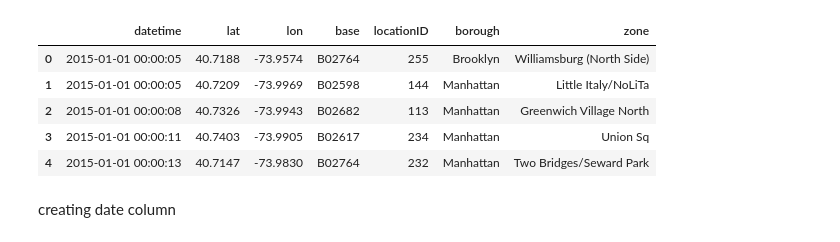
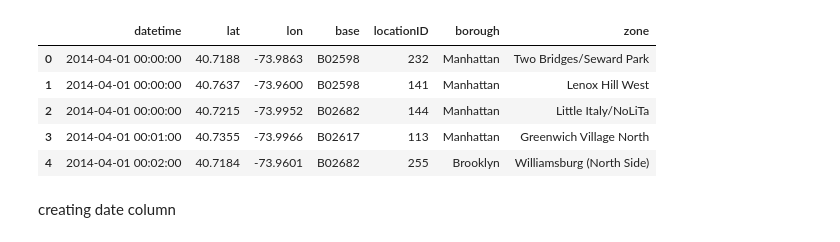
Before and after one commit to milevavantuyl/Movement_NYC, a Jupyter notebook: Kyle/holidays.ipynb, the cells around one changed output. Drawn from its saved outputs; the diff is of its cells as text; code cells hidden in the pictures.

```diff
--- a/Kyle/holidays.ipynb
+++ b/Kyle/holidays.ipynb
@@ -8,17 +8,17 @@ pd.options.mode.chained_assignment = None
 # %%
 os.chdir('C:/Users/rodri/Desktop/NCFS2/DistComp/proj2')
 # %%
-csv_file = "./uber_2015_processed.csv"
-df2015= pd.read_csv(csv_file,sep=',')
+csv_file = "./uber_all_processed.csv"
+df= pd.read_csv(csv_file,sep=',')
 # %%
-df2015.head()
+df.head()
 # %% [output]
 |  | datetime | lat | lon | base | locationID | borough | zone |
-| 0 | 2015-01-01 00:00:05 | 40.7188 | -73.9574 | B02764 | 255 | Brooklyn | Williamsburg (North Side) |
-| 1 | 2015-01-01 00:00:05 | 40.7209 | -73.9969 | B02598 | 144 | Manhattan | Little Italy/NoLiTa |
-| 2 | 2015-01-01 00:00:08 | 40.7326 | -73.9943 | B02682 | 113 | Manhattan | Greenwich Village North |
-| 3 | 2015-01-01 00:00:11 | 40.7403 | -73.9905 | B02617 | 234 | Manhattan | Union Sq |
-| 4 | 2015-01-01 00:00:13 | 40.7147 | -73.9830 | B02764 | 232 | Manhattan | Two Bridges/Seward Park |
+| 0 | 2014-04-01 00:00:00 | 40.7188 | -73.9863 | B02598 | 232 | Manhattan | Two Bridges/Seward Park |
+| 1 | 2014-04-01 00:00:00 | 40.7637 | -73.9600 | B02598 | 141 | Manhattan | Lenox Hill West |
+| 2 | 2014-04-01 00:00:00 | 40.7215 | -73.9952 | B02682 | 144 | Manhattan | Little Italy/NoLiTa |
+| 3 | 2014-04-01 00:01:00 | 40.7355 | -73.9966 | B02617 | 113 | Manhattan | Greenwich Village North |
+| 4 | 2014-04-01 00:02:00 | 40.7184 | -73.9601 | B02682 | 255 | Brooklyn | Williamsburg (North Side) |
 # %% [markdown]
 creating date column
 # %%
```
Also changed, not shown: parts of 62 cells of this notebook.
